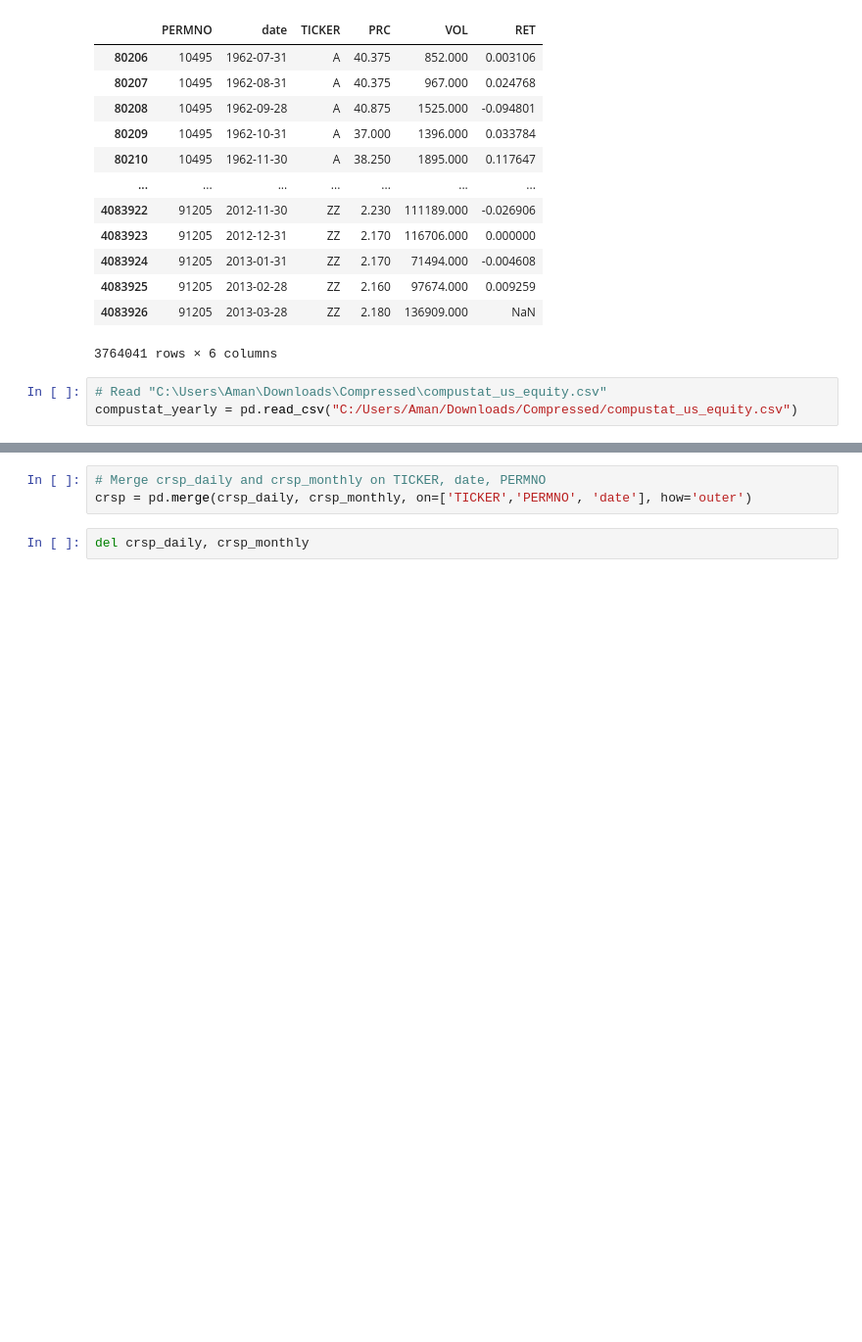
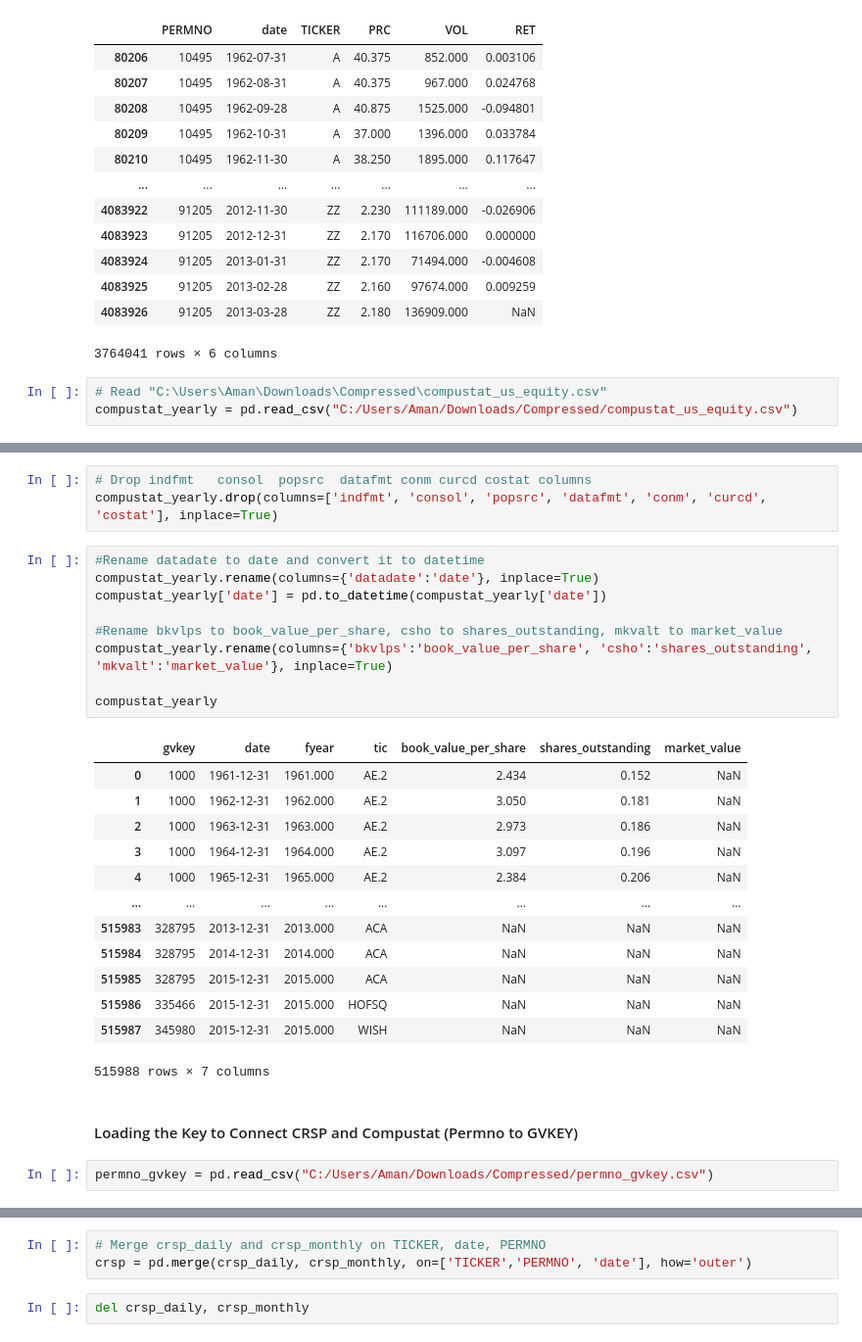
Before and after one commit to alanwake47/FINM-35000-Topics-in-Econ, a Jupyter notebook: hw4/HW4_G2.ipynb, the cells around one changed output, grey strips where cells are left out. Shown: that part at 98% size. Drawn from its saved outputs; the diff is of its cells as text; blank space fills up the shorter version.

```diff
--- a/hw4/HW4_G2.ipynb
+++ b/hw4/HW4_G2.ipynb
@@ -157,0 +148,30 @@ compustat_yearly
+# %%
+# Drop indfmt	consol	popsrc	datafmt conm curcd costat columns
+compustat_yearly.drop(columns=['indfmt', 'consol', 'popsrc', 'datafmt', 'conm', 'curcd', 'costat'], inplace=True)
+# %%
+#Rename datadate to date and convert it to datetime
+compustat_yearly.rename(columns={'datadate':'date'}, inplace=True)
+compustat_yearly['date'] = pd.to_datetime(compustat_yearly['date'])
+
+#Rename bkvlps to book_value_per_share, csho to shares_outstanding, mkvalt to market_value
+compustat_yearly.rename(columns={'bkvlps':'book_value_per_share', 'csho':'shares_outstanding', 'mkvalt':'market_value'}, inplace=True)
+
+compustat_yearly
+# %% [output]
+|  | gvkey | date | fyear | tic | book_value_per_share | shares_outstanding | market_value |
+| 0 | 1000 | 1961-12-31 | 1961.000 | AE.2 | 2.434 | 0.152 | NaN |
+| 1 | 1000 | 1962-12-31 | 1962.000 | AE.2 | 3.050 | 0.181 | NaN |
+| 2 | 1000 | 1963-12-31 | 1963.000 | AE.2 | 2.973 | 0.186 | NaN |
+| 3 | 1000 | 1964-12-31 | 1964.000 | AE.2 | 3.097 | 0.196 | NaN |
+| 4 | 1000 | 1965-12-31 | 1965.000 | AE.2 | 2.384 | 0.206 | NaN |
+| ... | ... | ... | ... | ... | ... | ... | ... |
+| 515983 | 328795 | 2013-12-31 | 2013.000 | ACA | NaN | NaN | NaN |
+| 515984 | 328795 | 2014-12-31 | 2014.000 | ACA | NaN | NaN | NaN |
+| 515985 | 328795 | 2015-12-31 | 2015.000 | ACA | NaN | NaN | NaN |
+| 515986 | 335466 | 2015-12-31 | 2015.000 | HOFSQ | NaN | NaN | NaN |
+| 515987 | 345980 | 2015-12-31 | 2015.000 | WISH | NaN | NaN | NaN |
+515988 rows × 7 columns
+# %% [markdown]
+#### Loading the Key to Connect CRSP and Compustat (Permno to GVKEY)
+# %%
+permno_gvkey = pd.read_csv("C:/Users/Aman/Downloads/Compressed/permno_gvkey.csv")
```
Also changed, not shown: parts of 15 cells of this notebook, 1 other file.
